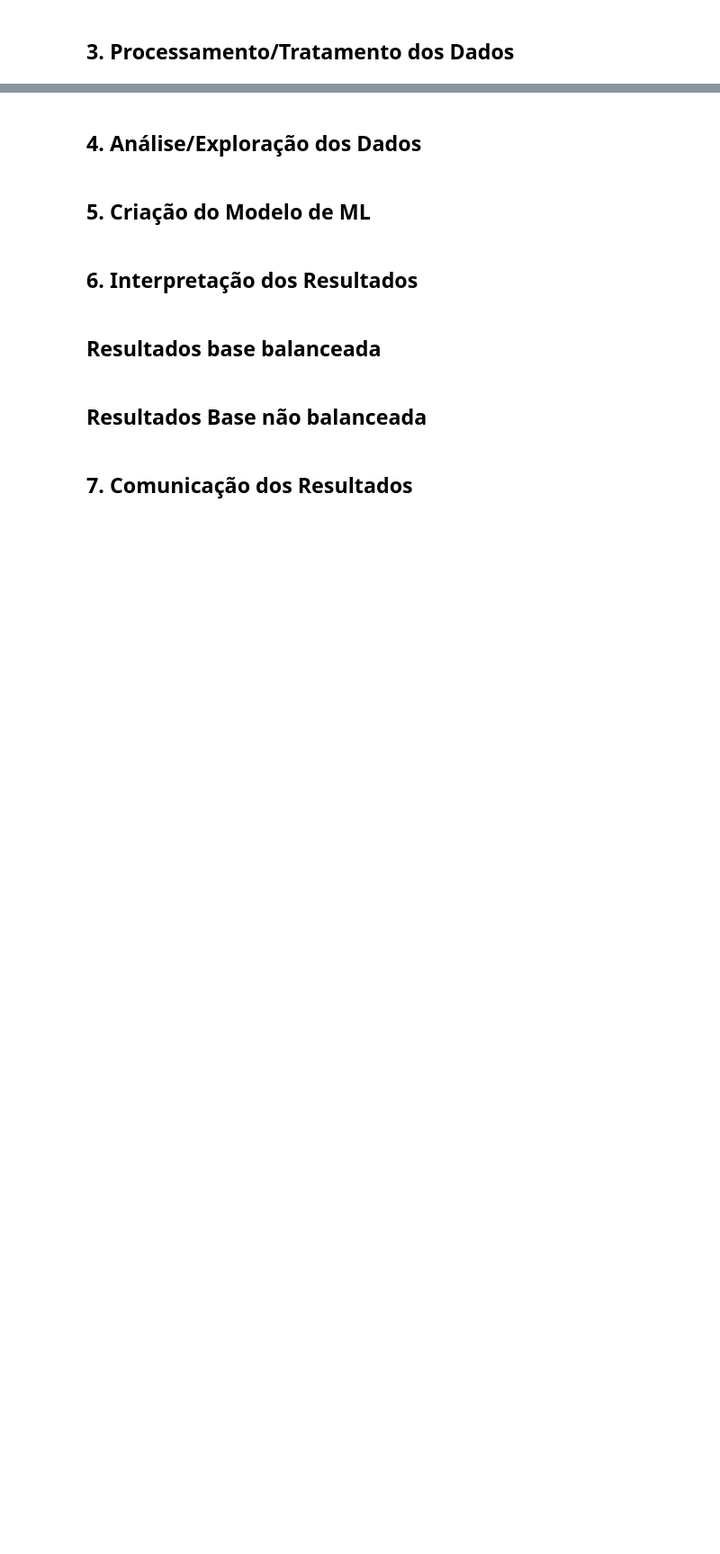
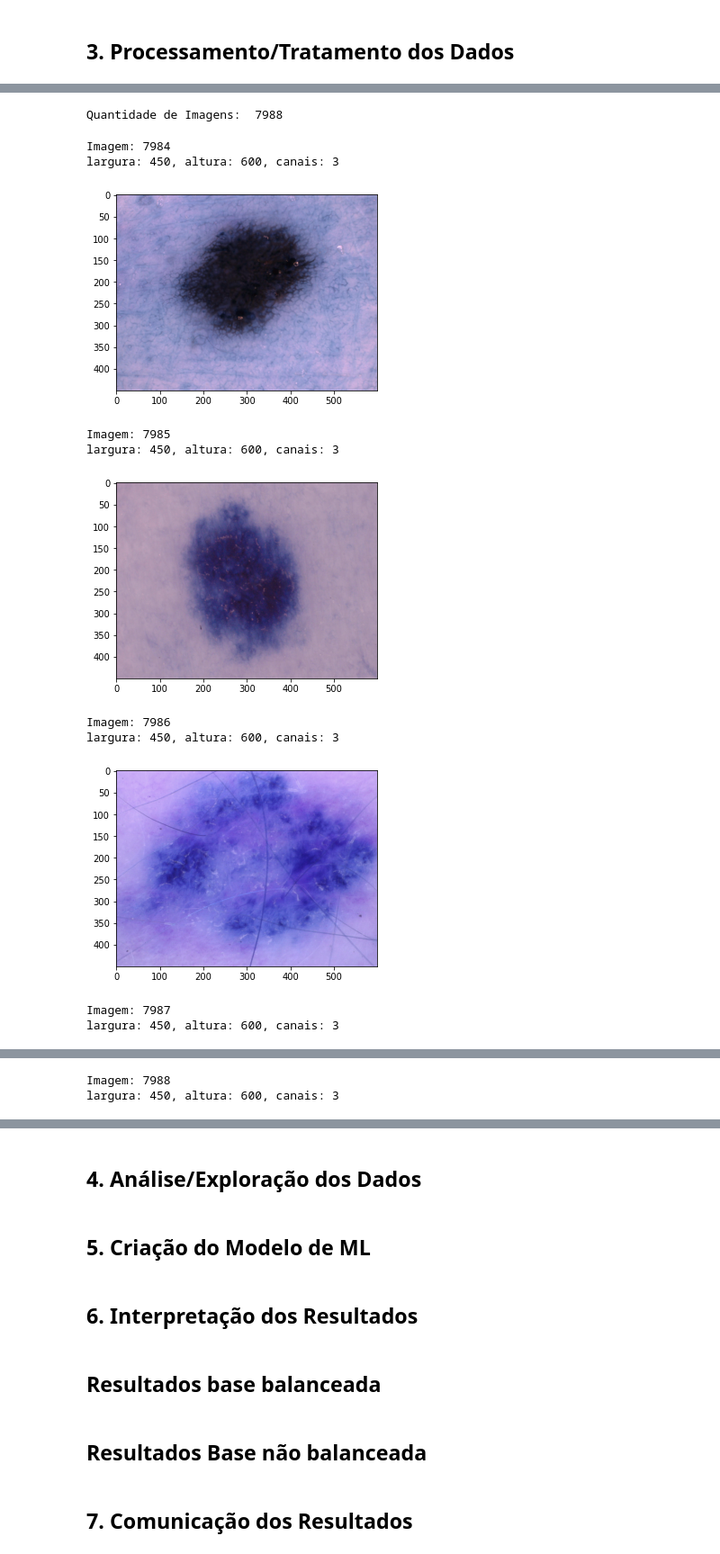
Before and after one commit to cesaraugusto98/TCC_Stricto_Sensu, a Jupyter notebook: Python Scripts.ipynb, the cells around one changed output, grey strips where cells are left out. Shown at 90% size. Cells and saved outputs as stored; diff of their text form; code cells hidden in the pictures; blank space fills up the shorter version.

```diff
--- a/Python Scripts.ipynb
+++ b/Python Scripts.ipynb
@@ -95,22 +143,36 @@ import os
 # %%
 imagens = []
 for arquivo in os.listdir(FINAL_PATH):
-  img = cv2.imread(os.path.join(FINAL_PATH,arquivo))
+  img = cv2.imread(os.path.join(FINAL_PATH,arquivo), 1)
   if img is not None:
     imagens.append(img)
 # %%
 print('Quantidade de Imagens: ', len(imagens))
+# %% [output]
+Quantidade de Imagens:  7988
 # %%
 altura=[]
 largura=[]
 canal=[]
 
-for i in range(2):
+for i in range(7983,7988):
   print("Imagem:",i+1)
   x,y,z=imagens[i].shape
   largura.append(x)
   altura.append(y)
   canal.append(z)
-  print('largura: ' + str(x) + ', altura: ' + str(y) + ', canal: '+ str(z))
+  print('largura: ' + str(x) + ', altura: ' + str(y) + ', canais: '+ str(z))
   plt.imshow(imagens[i])
   plt.show()
+# %% [output]
+Imagem: 7984
+largura: 450, altura: 600, canais: 3
+[figure, added]
+Imagem: 7985
+largura: 450, altura: 600, canais: 3
+[figure, added]
+Imagem: 7986
+largura: 450, altura: 600, canais: 3
+[figure, added]
+Imagem: 7987
+largura: 450, altura: 600, canais: 3
@@ -116,0 +180,2 @@ for i in range(2):
+Imagem: 7988
+largura: 450, altura: 600, canais: 3
```
Also changed, not shown: parts of 6 cells of this notebook, 3 other files.
